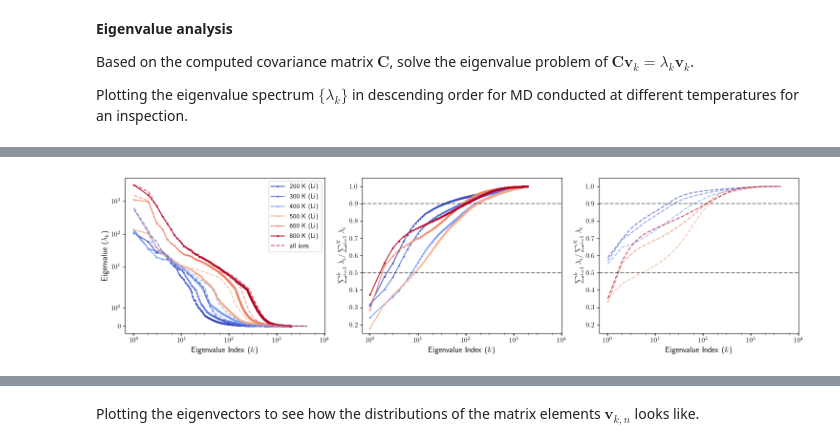
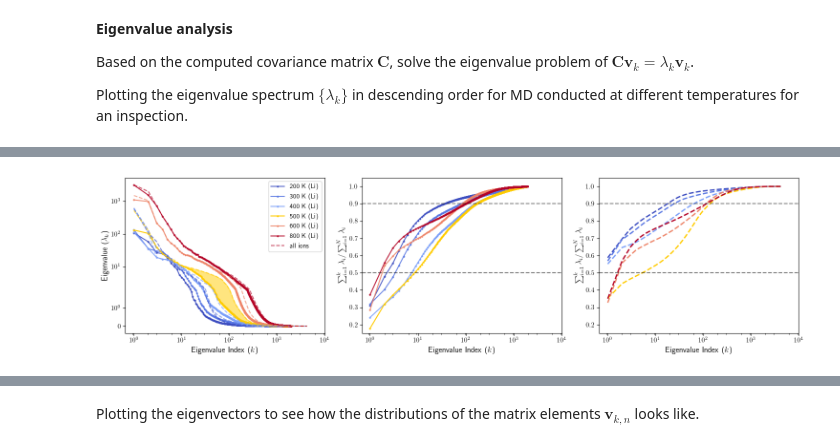
Before and after one commit to yangjackie/diffuser, a Jupyter notebook: essential_dynamics.ipynb, the cells around one changed output, grey strips where cells are left out. Saved outputs shown, nothing was run; the diff lists cells and outputs as text; code cells hidden in the pictures.

```diff
--- a/essential_dynamics.ipynb
+++ b/essential_dynamics.ipynb
@@ -25,7 +25,7 @@ def _progress(iterable, **kwargs):
     return iterable
 # %%
 # load the molecular dynamics trajectory
-traj_directory = "/Users/jackyang-macmini/OneDrive - UNSW/Documents/Projects/artificial_intelligence/LiPSCl-diffusion/nve_md/FT_MACE_long_traj/800_K/"
+traj_directory = "/Volumes/Expansion/Jack_work_data/LiPSCl-diffusion/nve_md/FT_MACE_long_traj/200_K/"
 all_traj_files = glob.glob(traj_directory + "nve_md_*.traj")
 traj = []
 for i in range(len(all_traj_files)):
@@ -208,13 +189,15 @@ input_atom_order = read(
 ).get_chemical_symbols()
 element_indices = [i for i, symbol in enumerate(input_atom_order) if symbol == element]
 element_indices = list(np.array([[3 * i, 3 * i + 1, 3 * i + 2] for i in element_indices]).reshape(-1))
+framework_indices = [i for i, symbol in enumerate(input_atom_order) if symbol != element]
+framework_indices = list(np.array([[3 * i, 3 * i + 1, 3 * i + 2] for i in framework_indices]).reshape(-1))
 
 # pick a color from the matplotlib colormap for each temperature
 colors = plt.cm.coolwarm(np.linspace(0, 1, 11))
 color_200K = colors[0]
 color_300K = colors[1]
 color_400K = colors[2]
-color_500K = colors[7]
+color_500K = "#FFCC00"
 color_600K = colors[8]
 color_700K = colors[9]
 color_800K = colors[10]
@@ -225,7 +208,7 @@ covariance_matrix_300K_element = covariance_matrix_300K[np.ix_(element_indices,
 covariance_matrix_400K_element = covariance_matrix_400K[np.ix_(element_indices, element_indices)]
 covariance_matrix_500K_element = covariance_matrix_500K[np.ix_(element_indices, element_indices)]
 covariance_matrix_600K_element = covariance_matrix_600K[np.ix_(element_indices, element_indices)]
-covariance_matrix_700K_element = covariance_matrix_700K[np.ix_(element_indices, element_indices)]
+#covariance_matrix_700K_element = covariance_matrix_700K[np.ix_(element_indices, element_indices)]
 covariance_matrix_800K_element = covariance_matrix_800K[np.ix_(element_indices, element_indices)]
 eigenvalues_200K_element, eigenvectors_200K_element = np.linalg.eigh(covariance_matrix_200K_element)
 eigenvalues_300K_element, eigenvectors_300K_element = np.linalg.eigh(covariance_matrix_300K_element)
@@ -249,7 +232,7 @@ fig,ax = plt.subplots(1,3, figsize=(15,4))
 ax[0].plot([i+1 for i in range(len(eigenvalues_200K_element))], np.sort(eigenvalues_200K_element, axis=None)[::-1],'o-', c=color_200K, label='200 K ('+element+')',alpha=0.9,markersize=2)
 ax[0].plot([i+1 for i in range(len(eigenvalues_300K_element))], np.sort(eigenvalues_300K_element, axis=None)[::-1],'o-', c=color_300K, label='300 K ('+element+')',alpha=0.9,markersize=2)
 ax[0].plot([i+1 for i in range(len(eigenvalues_400K_element))], np.sort(eigenvalues_400K_element, axis=None)[::-1],'o-', c=color_400K, label='400 K ('+element+')',alpha=0.9,markersize=2)
-ax[0].plot([i+1 for i in range(len(eigenvalues_500K_element))], np.sort(eigenvalues_500K_element, axis=None)[::-1],'o-', c=color_500K, label='500 K ('+element+')',alpha=0.9,markersize=2)
+ax[0].plot([i+1 for i in range(len(eigenvalues_500K_element))], np.sort(eigenvalues_500K_element, axis=None)[::-1],'o-', c=color_500K, label='500 K ('+element+')',alpha=1,markersize=2)
 ax[0].plot([i+1 for i in range(len(eigenvalues_600K_element))], np.sort(eigenvalues_600K_element, axis=None)[::-1],'o-', c=color_600K, label='600 K ('+element+')',alpha=0.9,markersize=2)
 # ax[0].plot([i+1 for i in range(len(eigenvalues_700K_element))], np.sort(eigenvalues_700K_element, axis=None)[::-1],'o-', c=color_700K, label='700 K ('+element+')',alpha=0.9,markersize=2)
 ax[0].plot([i+1 for i in range(len(eigenvalues_800K_element))], np.sort(eigenvalues_800K_element, axis=None)[::-1],'o-', c=color_800K, label='800 K ('+element+')',alpha=0.9,markersize=2)
@@ -261,6 +244,15 @@ ax[0].plot([i + 1 for i in range(len(eigenvalues_500K))], np.sort(eigenvalues_50
 ax[0].plot([i + 1 for i in range(len(eigenvalues_600K))], np.sort(eigenvalues_600K, axis=None)[::-1], "--", c=color_600K, alpha=0.7)
 # ax[0].plot([i + 1 for i in range(len(eigenvalues_700K))], np.sort(eigenvalues_700K, axis=None)[::-1], "--", c='k', alpha=0.7)
 ax[0].plot([i + 1 for i in range(len(eigenvalues_800K))], np.sort(eigenvalues_800K, axis=None)[::-1], "--", c=color_800K, label="all ions", alpha=0.7)
+
+x_indices = [i+1 for i in range(len(eigenvalues_200K_element)) if i+1>= 10 and i+1 <= 300]
+ax[0].fill_between(
+    x_indices,
+    [np.sort(eigenvalues_500K_element, axis=None)[::-1][i] for i in range(len(eigenvalues_500K_element)) if i + 1 >= 10 and i + 1 <= 300],
+    [np.sort(eigenvalues_500K, axis=None)[::-1][i] for i in range(len(eigenvalues_500K)) if i + 1 >= 10 and i + 1 <= 300],
+    color=color_500K,
+    alpha=0.5,
+)
 
 
 ax[0].set_yscale("symlog")
@@ -283,44 +275,44 @@ _eigenvalues_800K_element = np.sort(eigenvalues_800K_element, axis=None)[::-1]
 ax[1].plot([i+1 for i in range(len(eigenvalues_200K_element))], [np.sum(_eigenvalues_200K_element[:i+1])/np.sum(eigenvalues_200K_element) for i in range(len(eigenvalues_200K_element))],'-o', c=color_200K, label='200 K ('+element+')',alpha=0.9,markersize=2)
 ax[1].plot([i+1 for i in range(len(eigenvalues_300K_element))], [np.sum(_eigenvalues_300K_element[:i+1])/np.sum(eigenvalues_300K_element) for i in range(len(eigenvalues_300K_element))],'-o', c=color_300K, label='300 K ('+element+')',alpha=0.9,markersize=2)
 ax[1].plot([i+1 for i in range(len(eigenvalues_400K_element))], [np.sum(_eigenvalues_400K_element[:i+1])/np.sum(eigenvalues_400K_element) for i in range(len(eigenvalues_400K_element))],'-o', c=color_400K, label='400 K ('+element+')',alpha=0.9,markersize=2)
-ax[1].plot([i+1 for i in range(len(eigenvalues_500K_element))], [np.sum(_eigenvalues_500K_element[:i+1])/np.sum(eigenvalues_500K_element) for i in range(len(eigenvalues_500K_element))],'-o', c=color_500K, label='500 K ('+element+')',alpha=0.9,markersize=2)
+ax[1].plot([i+1 for i in range(len(eigenvalues_500K_element))], [np.sum(_eigenvalues_500K_element[:i+1])/np.sum(eigenvalues_500K_element) for i in range(len(eigenvalues_500K_element))],'-o', c=color_500K, label='500 K ('+element+')',alpha=1,markersize=2)
 ax[1].plot([i+1 for i in range(len(eigenvalues_600K_element))], [np.sum(_eigenvalues_600K_element[:i+1])/np.sum(eigenvalues_600K_element) for i in range(len(eigenvalues_600K_element))],'-o', c=color_600K, label='600 K ('+element+')',alpha=0.9,markersize=2)
 # ax[1].plot([i+1 for i in range(len(eigenvalues_700K_element))], [np.sum(_eigenvalues_700K_element[:i+1])/np.sum(eigenvalues_700K_element) for i in range(len(eigenvalues_700K_element))],'-o', c=color_700K, label='700 K ('+element+')',alpha=0.9,markersize=2)
 ax[1].plot([i+1 for i in range(len(eigenvalues_800K_element))], [np.sum(_eigenvalues_800K_element[:i+1])/np.sum(eigenvalues_800K_element) for i in range(len(eigenvalues_800K_element))],'-o', c=color_800K, label='800 K ('+element+')',alpha=0.9,markersize=2)
 
 
 ax[1].set_xscale("log", base=np.sqrt(10))
 ax[1].set_xticks([1, 10, 100, 1000, 10000], labels=["$10^0$", "$10^1$", "$10^2$", "$10^3$", "$10^4$"])
 ax[1].set_xlabel('Eigenvalue Index ($k$)', fontsize=12)
 ax[1].set_ylabel('$\\sum_{i=1}^k \\lambda_i / \\sum_{i=1}^N \\lambda_i$', fontsize=12)
 ax[1].tick_params(axis='both', which='both', labelsize=10)
 # ax[1].legend()
 ax[1].axhline(0.9, c='k', ls='--', alpha=0.5)
 ax[1].axhline(0.5, c='k', ls='--', alpha=0.5)
 ax[1].set_ylim([0.15, 1.05])
 
 
-ax[2].plot([i + 1 for i in range(len(eigenvalues_200K))],[np.sum(_eigenvalues_200K[: i + 1]) / np.sum(eigenvalues_200K) for i in range(len(eigenvalues_200K))],"--",c=color_200K,alpha=0.7,markersize=2,label="total")
-ax[2].plot([i + 1 for i in range(len(eigenvalues_300K))],[np.sum(_eigenvalues_300K[: i + 1]) / np.sum(eigenvalues_300K) for i in range(len(eigenvalues_300K))],"--",c=color_300K,alpha=0.7,markersize=2)
-ax[2].plot([i + 1 for i in range(len(eigenvalues_400K))],[np.sum(_eigenvalues_400K[: i + 1]) / np.sum(eigenvalues_400K) for i in range(len(eigenvalues_400K))],"--",c=color_400K,alpha=0.7,markersize=2)
-ax[2].plot([i + 1 for i in range(len(eigenvalues_500K))],[np.sum(_eigenvalues_500K[: i + 1]) / np.sum(eigenvalues_500K) for i in range(len(eigenvalues_500K))],"--",c=color_500K,alpha=0.7,markersize=2)
-ax[2].plot([i + 1 for i in range(len(eigenvalues_600K))],[np.sum(_eigenvalues_600K[: i + 1]) / np.sum(eigenvalues_600K) for i in range(len(eigenvalues_600K))],"--",c=color_600K,alpha=0.7,markersize=2)
-# ax[2].plot([i + 1 for i in range(len(eigenvalues_700K))],[np.sum(_eigenvalues_700K[: i + 1]) / np.sum(eigenvalues_700K) for i in range(len(eigenvalues_700K))],"--",c=color_700K,alpha=0.7,markersize=2)
-ax[2].plot([i + 1 for i in range(len(eigenvalues_800K))],[np.sum(_eigenvalues_800K[: i + 1]) / np.sum(eigenvalues_800K) for i in range(len(eigenvalues_800K))],"--",c=color_800K,alpha=0.7,markersize=2)
+ax[2].plot([i + 1 for i in range(len(eigenvalues_200K))],[np.sum(_eigenvalues_200K[: i + 1]) / np.sum(eigenvalues_200K) for i in range(len(eigenvalues_200K))],"--",c=color_200K,markersize=2,label="total",lw=2)
+ax[2].plot([i + 1 for i in range(len(eigenvalues_300K))],[np.sum(_eigenvalues_300K[: i + 1]) / np.sum(eigenvalues_300K) for i in range(len(eigenvalues_300K))],"--",c=color_300K,markersize=2,lw=2)
+ax[2].plot([i + 1 for i in range(len(eigenvalues_400K))],[np.sum(_eigenvalues_400K[: i + 1]) / np.sum(eigenvalues_400K) for i in range(len(eigenvalues_400K))],"--",c=color_400K,markersize=2,lw=2)
+ax[2].plot([i + 1 for i in range(len(eigenvalues_500K))],[np.sum(_eigenvalues_500K[: i + 1]) / np.sum(eigenvalues_500K) for i in range(len(eigenvalues_500K))],"--",c=color_500K,markersize=2,lw=2)
+ax[2].plot([i + 1 for i in range(len(eigenvalues_600K))],[np.sum(_eigenvalues_600K[: i + 1]) / np.sum(eigenvalues_600K) for i in range(len(eigenvalues_600K))],"--",c=color_600K,markersize=2,lw=2)
+# ax[2].plot([i + 1 for i in range(len(eigenvalues_700K))],[np.sum(_eigenvalues_700K[: i + 1]) / np.sum(eigenvalues_700K) for i in range(len(eigenvalues_700K))],"--",c=color_700K,markersize=2, lw=2)
+ax[2].plot([i + 1 for i in range(len(eigenvalues_800K))],[np.sum(_eigenvalues_800K[: i + 1]) / np.sum(eigenvalues_800K) for i in range(len(eigenvalues_800K))],"--",c=color_800K,markersize=2,lw=2)
 
 ax[2].set_xscale("log", base=np.sqrt(10))
 ax[2].set_xticks([1, 10, 100, 1000, 10000], labels=["$10^0$", "$10^1$", "$10^2$", "$10^3$", "$10^4$"])
 ax[2].set_xlabel("Eigenvalue Index ($k$)", fontsize=12)
 ax[2].set_ylabel("$\\sum_{i=1}^k \\lambda_i / \\sum_{i=1}^N \\lambda_i$", fontsize=12)
 ax[2].tick_params(axis="both", which="both", labelsize=10)
 # ax[2].legend()
 ax[2].set_ylim([0.15,1.05])
 ax[2].axhline(0.9, c="k", ls="--", alpha=0.5)
 ax[2].axhline(0.5, c="k", ls="--", alpha=0.5)
 
 
 plt.tight_layout()
 plt.savefig("/Users/jackyang-macmini/OneDrive - UNSW/Documents/Projects/artificial_intelligence/LiPSCl-diffusion/nve_md_essential_dynamics_analysis.pdf")
 plt.show()
 # %% [output]
-[figure, old version]
+[figure, new version]
```
Also changed, not shown: parts of 5 cells of this notebook, 2 other files.
